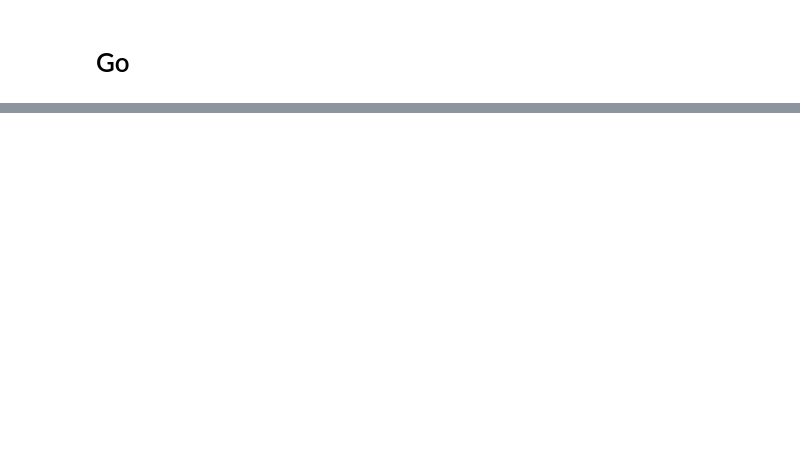
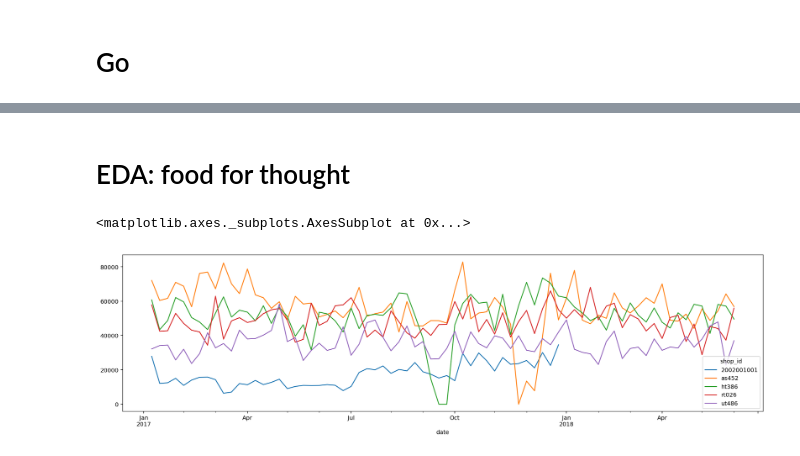
Before and after one commit to cwcomiskey/Misc, a Jupyter notebook: retail_shops_case/case.ipynb, the cells around one changed output, grey strips where cells are left out. Drawn from its saved outputs; the diff is of its cells as text; code cells hidden in the pictures; blank space fills up the shorter version.

```diff
--- a/retail_shops_case/case.ipynb
+++ b/retail_shops_case/case.ipynb
@@ -268,0 +438,26 @@ mod.rsquared.round(2)
+# %% [markdown]
+# EDA: food for thought
+# %%
+# Aggregate to monthly, plot a few for EDA
+
+case00 = pd.read_csv('dataset_shops.csv', usecols = ['date', 'shop_id', 'committed_revenues_main_inc_vat', 'place'])
+case00.date = pd.to_datetime(case00.date)
+
+kpn_monthly = (case00.
+              set_index('date').
+              groupby(['place', 'shop_id']).
+              resample('W').sum().reset_index().copy())
+
+places = np.random.choice(kpn_monthly.shop_id.unique(), size = 5, replace = False)
+
+
+kpn_monthly_mini = kpn_monthly[kpn_monthly.shop_id.isin(places)]
+#kpn_monthly_mini = kpn_monthly[kpn_monthly.place == 'amsterdam']
+
+plt.rcParams["figure.figsize"] = [20, 5]
+
+kpn_plot = kpn_monthly_mini.pivot(index = 'date', columns = 'shop_id', values='committed_revenues_main_inc_vat')
+kpn_plot.plot()
+# %% [output]
+<matplotlib.axes._subplots.AxesSubplot at 0x...>
+[figure, added]
```
Also changed, not shown: parts of 60 cells of this notebook.
